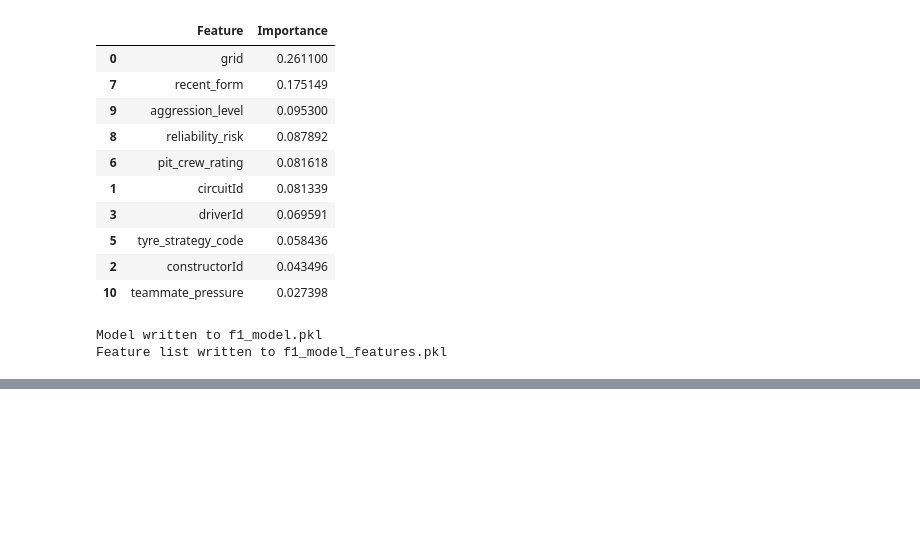
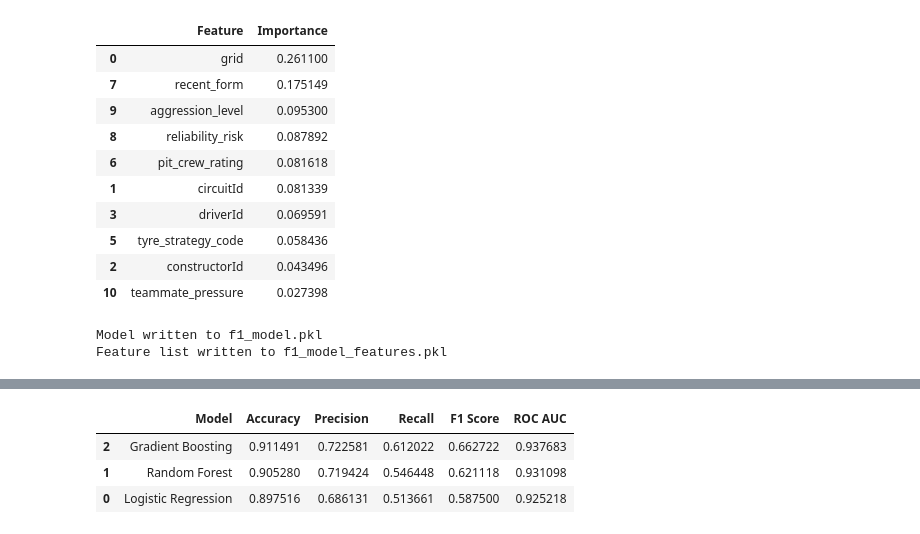
Before and after one commit to night05fury/f1-capstone-ml, a Jupyter notebook: Model_pred.ipynb, the cells around one changed output, grey strips where cells are left out. Drawn from its saved outputs; the diff is of its cells as text; code cells hidden in the pictures; blank space fills up the shorter version.

Commit message:
feat: Add model comparison results and remove the deprecated F1 podium predictor notebook.

```diff
--- a/Model_pred.ipynb
+++ b/Model_pred.ipynb
@@ -313,0 +284,51 @@ Feature list written to f1_model_features.pkl
+# %%
+from sklearn.model_selection import train_test_split
+from sklearn.linear_model import LogisticRegression
+from sklearn.ensemble import RandomForestClassifier
+from sklearn.ensemble import GradientBoostingClassifier
+from sklearn.metrics import accuracy_score, precision_score, recall_score, f1_score, roc_auc_score
+
+X = df_model[feature_cols]
+y = df_model['Podium']
+
+X_train, X_test, y_train, y_test = train_test_split(
+    X, y, test_size=0.2, random_state=42, stratify=y
+)
+
+models = {
+    "Logistic Regression": LogisticRegression(max_iter=1000, random_state=42),
+    "Random Forest": RandomForestClassifier(
+        n_estimators=300,
+        max_depth=18,
+        min_samples_leaf=2,
+        random_state=42,
+        n_jobs=-1,
+    ),
+    "Gradient Boosting": GradientBoostingClassifier(random_state=42)
+}
+
+results = []
+
+for name, model in models.items():
+    model.fit(X_train, y_train)
+
+    pred = model.predict(X_test)
+    proba = model.predict_proba(X_test)[:, 1]
+
+    results.append({
+        "Model": name,
+        "Accuracy": accuracy_score(y_test, pred),
+        "Precision": precision_score(y_test, pred, zero_division=0),
+        "Recall": recall_score(y_test, pred, zero_division=0),
+        "F1 Score": f1_score(y_test, pred, zero_division=0),
+        "ROC AUC": roc_auc_score(y_test, proba)
+    })
+
+comparison_df = pd.DataFrame(results).sort_values("ROC AUC", ascending=False)
+
+comparison_df
+# %% [output]
+|  | Model | Accuracy | Precision | Recall | F1 Score | ROC AUC |
+| 2 | Gradient Boosting | 0.911491 | 0.722581 | 0.612022 | 0.662722 | 0.937683 |
+| 1 | Random Forest | 0.905280 | 0.719424 | 0.546448 | 0.621118 | 0.931098 |
+| 0 | Logistic Regression | 0.897516 | 0.686131 | 0.513661 | 0.587500 | 0.925218 |
```
Also changed, not shown: parts of 2 cells of this notebook, 3 other files.
